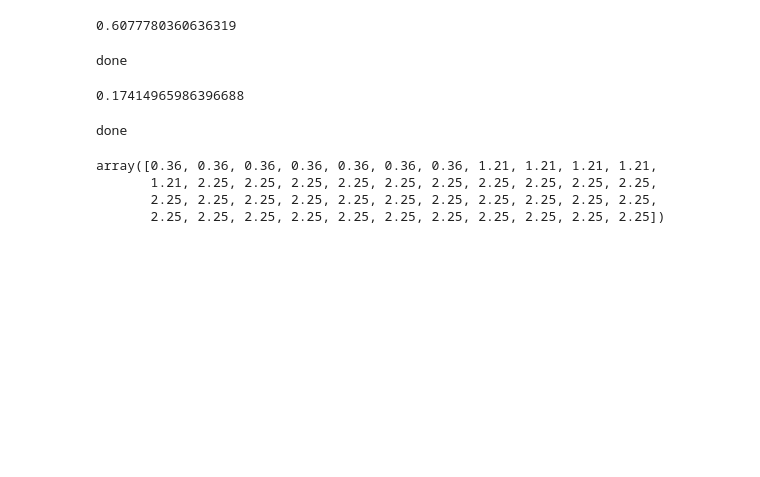
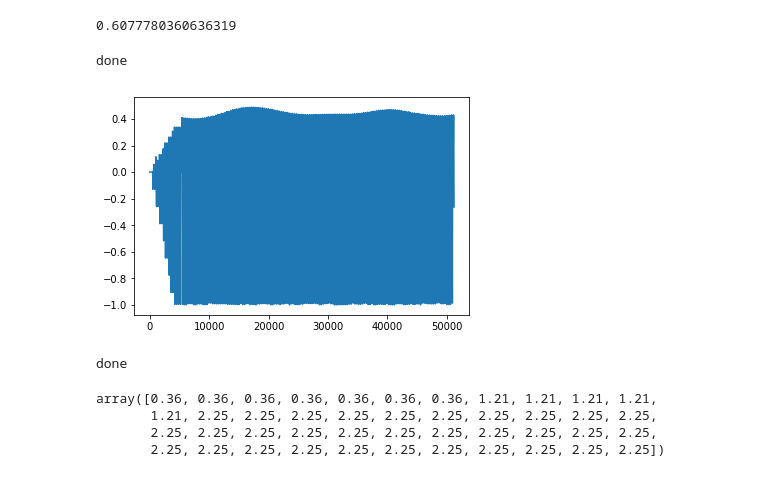
Before and after one commit to BeyondCloud/Pink_trombone_py, a Jupyter notebook: Glottal_pulse.ipynb, the cells around one changed output. Drawn from its saved outputs; the diff is of its cells as text; code cells hidden in the pictures; blank space fills up the shorter version.

```diff
--- a/Glottal_pulse.ipynb
+++ b/Glottal_pulse.ipynb
@@ -146,10 +154,12 @@ gt = Glottis()
 print('done')
 # %% [output]
 done
-# %%
-gt.totalTime
-# %% [output]
-0.17414965986396688
+# %%
+a = gt.GT_cache(100,512)
+plt.plot(a)
+plt.show()
+# %% [output]
+[figure, added]
 # %%
 from random import random
 
```
Also changed, not shown: parts of 5 cells of this notebook.
